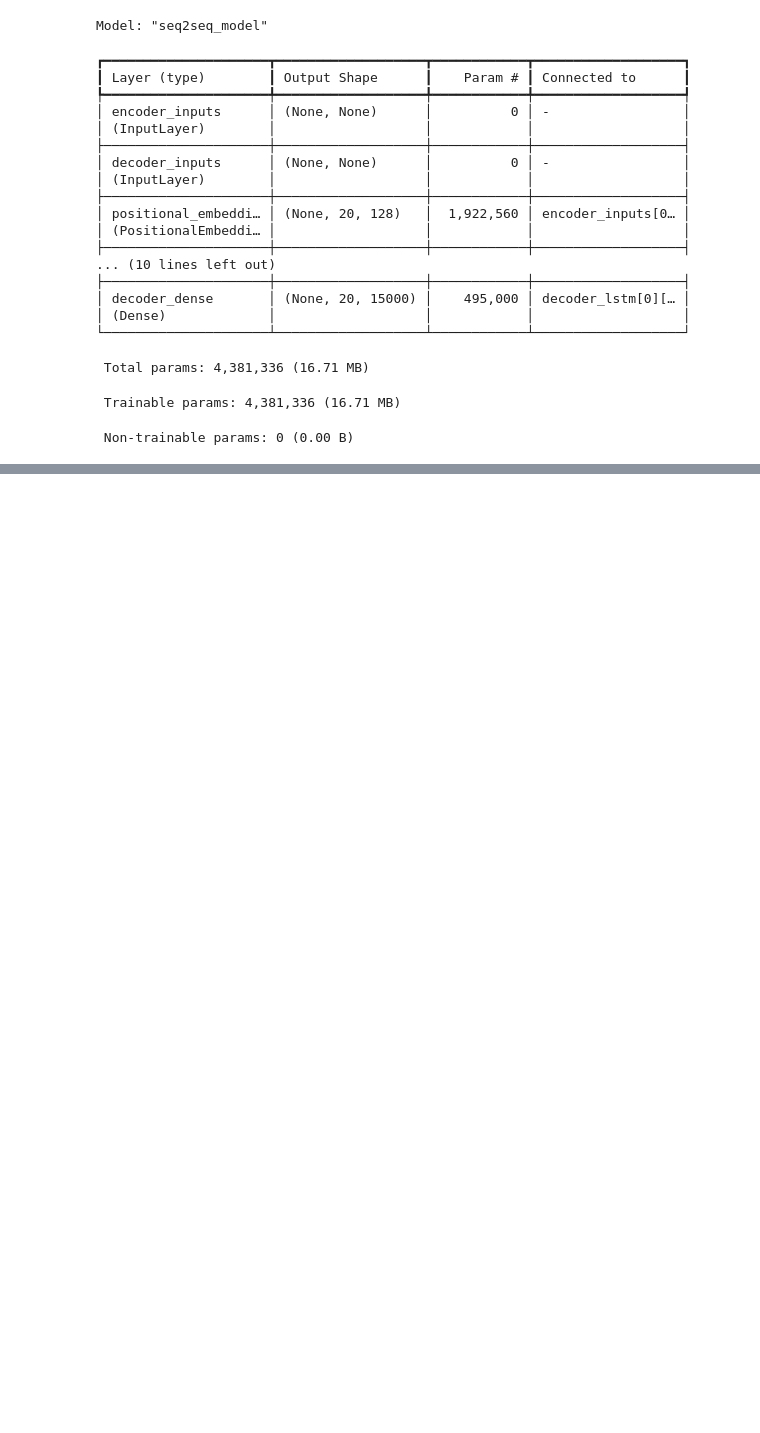
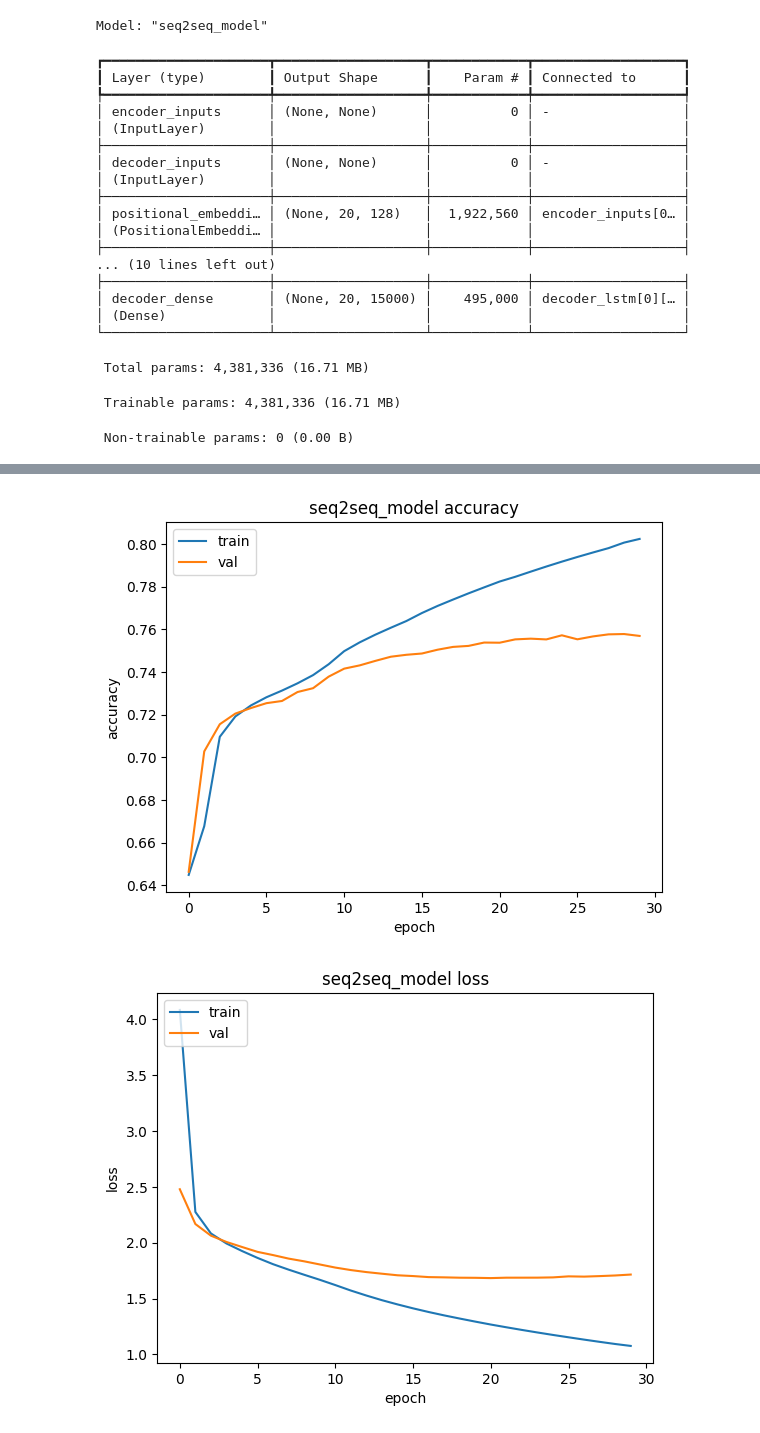
Before and after one commit to BrunoBReis/encoder-decoder, a Jupyter notebook: main.ipynb, the cells around one changed output, grey strips where cells are left out. Saved outputs shown, nothing was run; the diff lists cells and outputs as text; code cells hidden in the pictures; blank space fills up the shorter version.

```diff
--- a/main.ipynb
+++ b/main.ipynb
@@ -202,7 +202,7 @@ decoder_outputs = decoder_dense(decoder_outputs)
 # Build the final model
 model = Model([encoder_inputs, decoder_inputs], decoder_outputs, name='seq2seq_model')
 # %%
-model.compile(optimizer='adam', loss='categorical_crossentropy', metrics=['accuracy'])
+model.compile(optimizer='adam', loss='sparse_categorical_crossentropy', metrics=['accuracy'])
 model.summary()
 # %% [output]
 Model: "seq2seq_model"
@@ -250,13 +250,20 @@ decoder_target_test = portuguese_tokenized_test[:, 1:]
 # =============================================================================
 # (Assuming that ktrain_test is a function you have defined or imported
 #  that takes the model and these data arrays.)
-train_test(model,
-            [encoder_input_data, decoder_input_data],
-            decoder_target_data,
-            [encoder_input_test, decoder_input_test],
-            decoder_target_test,
-            epochs=5,
-            batch_size=64,
-            patience=3,
-            verbose=2)
+# Train your model
+history = model.fit(
+    x=[encoder_input_data, decoder_input_data],
+    y=decoder_target_data,
+    batch_size=64,
+    epochs=30,
+    validation_data=([encoder_input_test, decoder_input_test], decoder_target_test)
+)
+
+# Evaluate on the test set (if you have one separate from validation)
+test_loss, test_accuracy = model.evaluate(
+    x=[encoder_input_test, decoder_input_test],
+    y=decoder_target_test
+)
+print("Test loss:", test_loss)
+print("Test accuracy:", test_accuracy)
 # %% [output]
@@ -263,0 +287,21 @@ NameError: name 'ktrain_test' is not defined
+# %%
+import matplotlib.pyplot as plt
+# summarize history for accuracy
+plt.plot(history.history['accuracy'])
+plt.plot(history.history['val_accuracy'])
+plt.title(model.name+' accuracy')
+plt.ylabel('accuracy')
+plt.xlabel('epoch')
+plt.legend(['train', 'val'], loc='upper left')
+plt.show()
+# summarize history for loss
+plt.plot(history.history['loss'])
+plt.plot(history.history['val_loss'])
+plt.title(model.name+' loss')
+plt.ylabel('loss')
+plt.xlabel('epoch')
+plt.legend(['train', 'val'], loc='upper left')
+plt.show()
+# %% [output]
+[figure, added]
+[figure, added]
```
Also changed, not shown: parts of 4 cells of this notebook.
